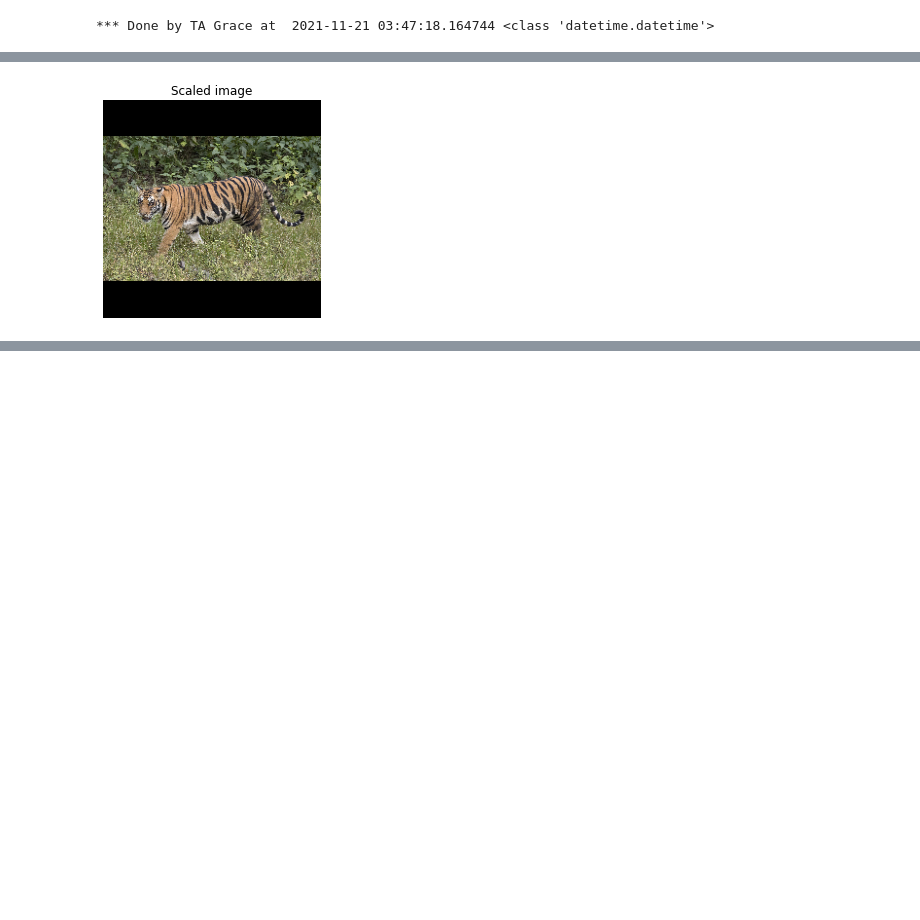
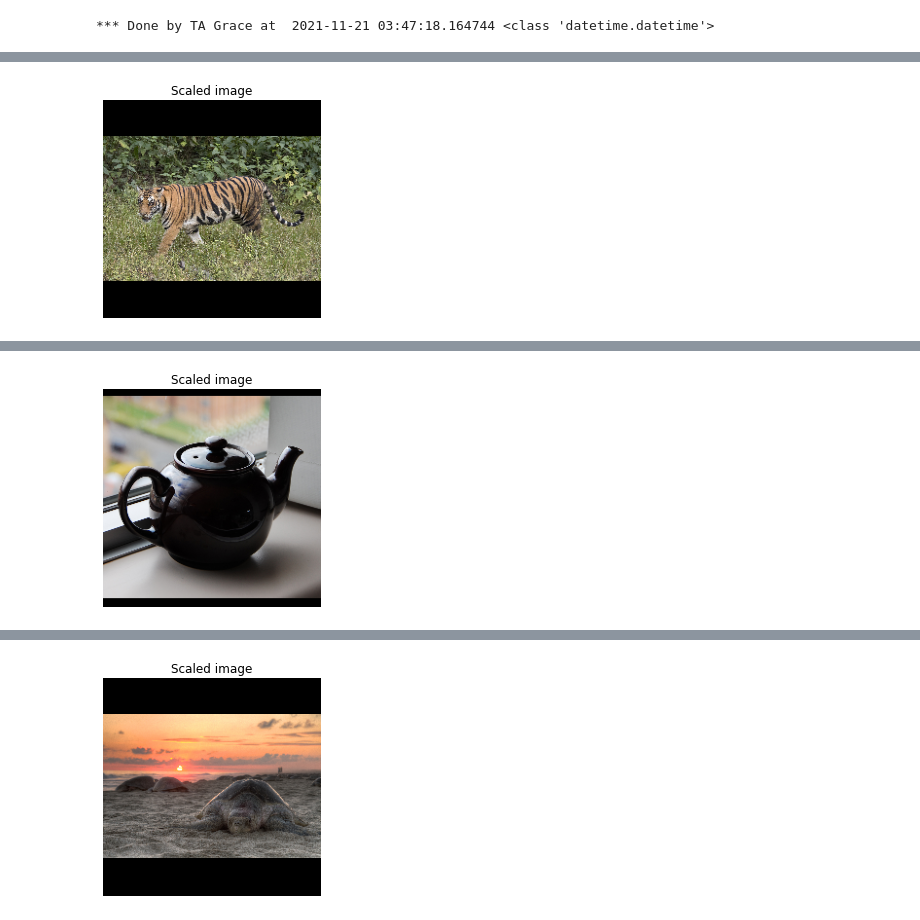
Before and after one commit to imjackyman/ES-Fall2021, a Jupyter notebook: 使用Google_Colab的Python零基礎快速入門教程.ipynb, the cells around one changed output, grey strips where cells are left out. Saved outputs shown, nothing was run; the diff lists cells and outputs as text; code cells hidden in the pictures; blank space fills up the shorter version.

```diff
--- a/使用Google_Colab的Python零基礎快速入門教程.ipynb
+++ b/使用Google_Colab的Python零基礎快速入門教程.ipynb
@@ -669,4 +669,18 @@ images_for_test_map = {
 img_url = images_for_test_map[image_name]
 image, original_image = load_image(img_url, image_size, dynamic_size, max_dynamic_size)
 show_image(image, 'Scaled image')
+print('*** Done by %s at ' % ts3,today, type(today))
+# 實作: Show teapot
+# 你的程式
+image_name = 'teapot'
+img_url = images_for_test_map[image_name]
+image, original_image = load_image(img_url, image_size, dynamic_size, max_dynamic_size)
+show_image(image, 'Scaled image')
+print('*** Done by %s at ' % ts3,today, type(today))
+# 實作: Show turtle
+# 你的程式
+image_name = 'turtle'
+img_url = images_for_test_map[image_name]
+image, original_image = load_image(img_url, image_size, dynamic_size, max_dynamic_size)
+show_image(image, 'Scaled image')
 # %% [output]
@@ -675,0 +691 @@ now = 2021-11-21 03:56:35.193761
+[figure, added]
@@ -675,0 +693 @@ now = 2021-11-21 03:56:35.193761
+[figure, added]
```
Also changed, not shown: parts of 1 cell of this notebook.
